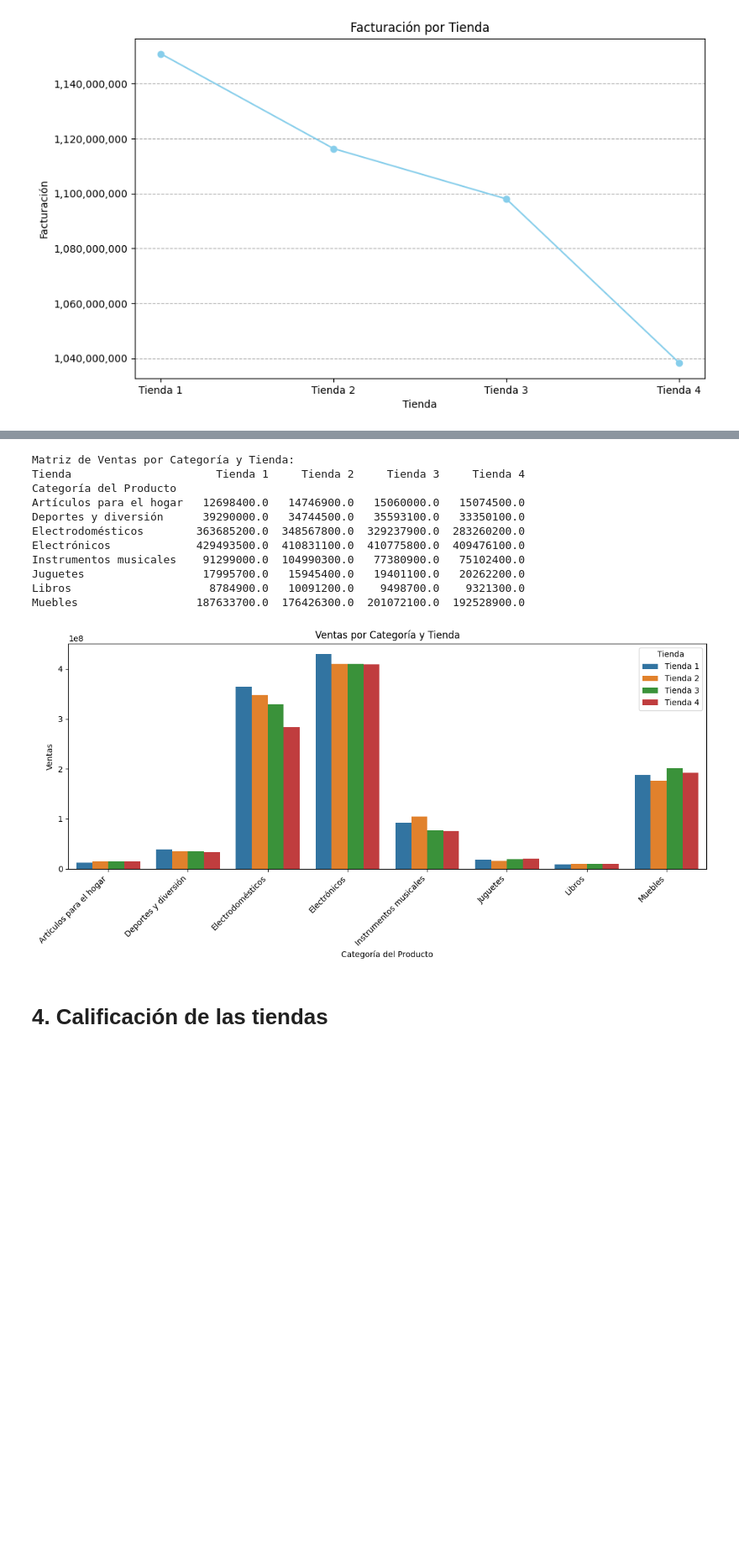
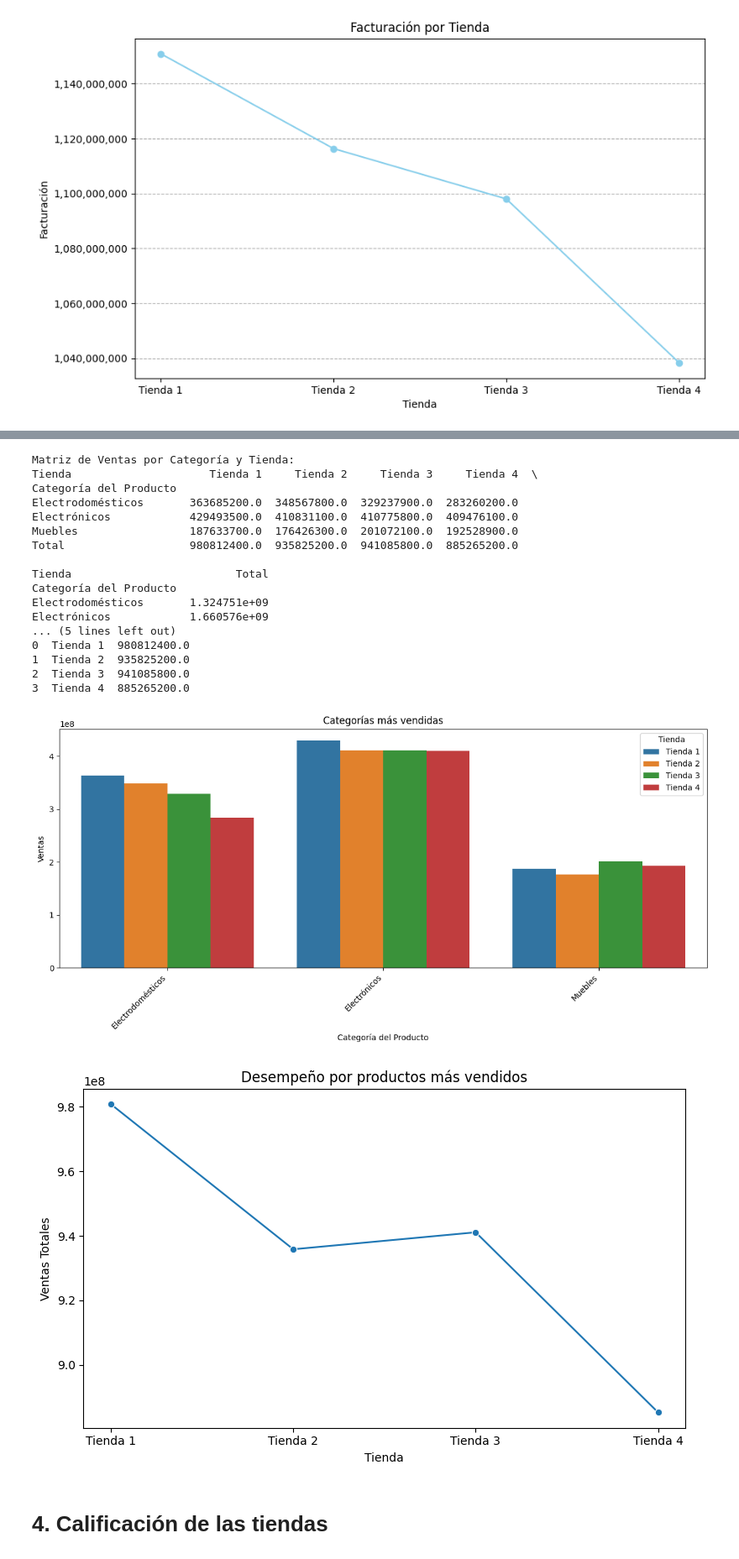
Before and after one commit to Maucho6340/challenge1-data-science-latam, a Jupyter notebook: AluraStoreLatam.ipynb, the cells around one changed output, grey strips where cells are left out. Shown at 84% size. Saved outputs shown, nothing was run; the diff lists cells and outputs as text; code cells hidden in the pictures; blank space fills up the shorter version.

```diff
--- a/AluraStoreLatam.ipynb
+++ b/AluraStoreLatam.ipynb
@@ -207,5 +207,7 @@ Tienda 4 1,038,375,700.00
 # %%
 import pandas as pd
+import matplotlib.pyplot as plt
+import seaborn as sns
 
 # Cargar los datos de las tiendas desde las URLs
 url_tienda1 = "https://raw.githubusercontent.com/alura-es-cursos/challenge1-data-science-latam/refs/heads/main/base-de-datos-challenge1-latam/tienda_1%20.csv"
@@ -221,54 +223,90 @@ try:
     tienda4 = pd.read_csv(url_tienda4)
 except Exception as e:
     print(f"Error al leer los archivos CSV: {e}")
     # Decidir cómo manejar el error (por ejemplo, salir del programa)
     exit()
 
 # Función para calcular las ventas por categoría de una tienda
-def calcular_ventas_por_categoria(tienda_df, nombre_tienda):
+def calcular_ventas_por_categoria(tienda_df, nombre_tienda, categorias_seleccionadas):
+    """
+    Calcula las ventas por categoría de una tienda, filtrando por categorías seleccionadas.
 
-    ventas_por_categoria = tienda_df.groupby('Categoría del Producto')['Precio'].sum().reset_index()
-    ventas_por_categoria['Tienda'] = nombre_tienda  # Añadir la columna 'Tienda'
+    Args:
+        tienda_df (pd.DataFrame): DataFrame de la tienda.
+        nombre_tienda (str): Nombre de la tienda.
+        categorias_seleccionadas (list): Lista de categorías a incluir.
+
+    Returns:
+        pd.DataFrame: Ventas por categoría con columna 'Tienda', filtrado por categorías.
+    """
+    ventas_por_categoria = tienda_df[tienda_df['Categoría del Producto'].isin(categorias_seleccionadas)].groupby('Categoría del Producto')['Precio'].sum().reset_index()
+    ventas_por_categoria['Tienda'] = nombre_tienda
     return ventas_por_categoria
 
-# Calcular las ventas por categoría para cada tienda
-ventas_categoria_tienda1 = calcular_ventas_por_categoria(tienda1, "Tienda 1")
-ventas_categoria_tienda2 = calcular_ventas_por_categoria(tienda2, "Tienda 2")
-ventas_categoria_tienda3 = calcular_ventas_por_categoria(tienda3, "Tienda 3")
-ventas_categoria_tienda4 = calcular_ventas_por_categoria(tienda4, "Tienda 4")
+# Categorías seleccionadas
+categorias_seleccionadas = ['Electrodomésticos', 'Electrónicos', 'Instrumentos Musicales', 'Muebles']
+
+# Calcular las ventas por categoría para cada tienda, filtrando por las categorías seleccionadas
+ventas_categoria_tienda1 = calcular_ventas_por_categoria(tienda1, "Tienda 1", categorias_seleccionadas)
+ventas_categoria_tienda2 = calcular_ventas_por_categoria(tienda2, "Tienda 2", categorias_seleccionadas)
+ventas_categoria_tienda3 = calcular_ventas_por_categoria(tienda3, "Tienda 3", categorias_seleccionadas)
+ventas_categoria_tienda4 = calcular_ventas_por_categoria(tienda4, "Tienda 4", categorias_seleccionadas)
 
 # Concatenar los DataFrames de ventas por categoría de todas las tiendas
 ventas_por_categoria_todas = pd.concat([ventas_categoria_tienda1, ventas_categoria_tienda2, ventas_categoria_tienda3, ventas_categoria_tienda4])
 
+# Calcular el total de ventas por tienda
+total_ventas_por_tienda = ventas_por_categoria_todas.groupby('Tienda')['Precio'].sum().reset_index()
+
 # Crear la matriz (pivot table)
-matriz_ventas = ventas_por_categoria_todas.pivot(index='Categoría del Producto', columns='Tienda', values='Precio')
+matriz_ventas = ventas_por_categoria_todas.pivot_table(index='Categoría del Producto', columns='Tienda', values='Precio', aggfunc='sum', margins=True, margins_name='Total')
 
 # Imprimir la matriz
 print("\nMatriz de Ventas por Categoría y Tienda:")
 print(matriz_ventas)
 
-# Crear el gráfico de barras
+# Imprimir la tabla de ventas totales por tienda
+print("\nTabla de Ventas Totales por Tienda:")
+print(total_ventas_por_tienda)
+
+# Crear el gráfico de barras para las ventas por categoría y tienda
 plt.figure(figsize=(12, 6))
 sns.barplot(x='Categoría del Producto', y='Precio', hue='Tienda', data=ventas_por_categoria_todas)
-plt.title('Ventas por Categoría y Tienda')
+plt.title('Categorías más vendidas')
 plt.xlabel('Categoría del Producto')
 plt.ylabel('Ventas')
 plt.xticks(rotation=45, ha='right')
 plt.tight_layout()
 plt.show()
+
+# Crear el gráfico de líneas para el total de ventas por tienda
+plt.figure(figsize=(8, 5))
+sns.lineplot(x='Tienda', y='Precio', data=total_ventas_por_tienda, marker='o') # Se agrega marker='o' para resaltar los puntos
+plt.title('Desempeño por productos más vendidos')
+plt.xlabel('Tienda')
+plt.ylabel('Ventas Totales')
+plt.tight_layout()
+plt.show()
 # %% [output]
 Matriz de Ventas por Categoría y Tienda:
-Tienda                      Tienda 1     Tienda 2     Tienda 3     Tienda 4
+Tienda                     Tienda 1     Tienda 2     Tienda 3     Tienda 4  \
 Categoría del Producto
-Artículos para el hogar   12698400.0   14746900.0   15060000.0   15074500.0
-Deportes y diversión      39290000.0   34744500.0   35593100.0   33350100.0
-Electrodomésticos        363685200.0  348567800.0  329237900.0  283260200.0
-Electrónicos             429493500.0  410831100.0  410775800.0  409476100.0
-Instrumentos musicales    91299000.0  104990300.0   77380900.0   75102400.0
-Juguetes                  17995700.0   15945400.0   19401100.0   20262200.0
-Libros                     8784900.0   10091200.0    9498700.0    9321300.0
-Muebles                  187633700.0  176426300.0  201072100.0  192528900.0
+Electrodomésticos       363685200.0  348567800.0  329237900.0  283260200.0
+Electrónicos            429493500.0  410831100.0  410775800.0  409476100.0
+Muebles                 187633700.0  176426300.0  201072100.0  192528900.0
+Total                   980812400.0  935825200.0  941085800.0  885265200.0
+
+Tienda                         Total
+Categoría del Producto
+Electrodomésticos       1.324751e+09
+Electrónicos            1.660576e+09
+... (5 lines left out)
+0  Tienda 1  980812400.0
+1  Tienda 2  935825200.0
+2  Tienda 3  941085800.0
+3  Tienda 4  885265200.0
-[figure, old version]
+[figure, new version]
+[figure, added]
 # %% [markdown]
 # 4. Calificación de las tiendas
 # %%
```
Also changed, not shown: parts of 5 cells of this notebook.
